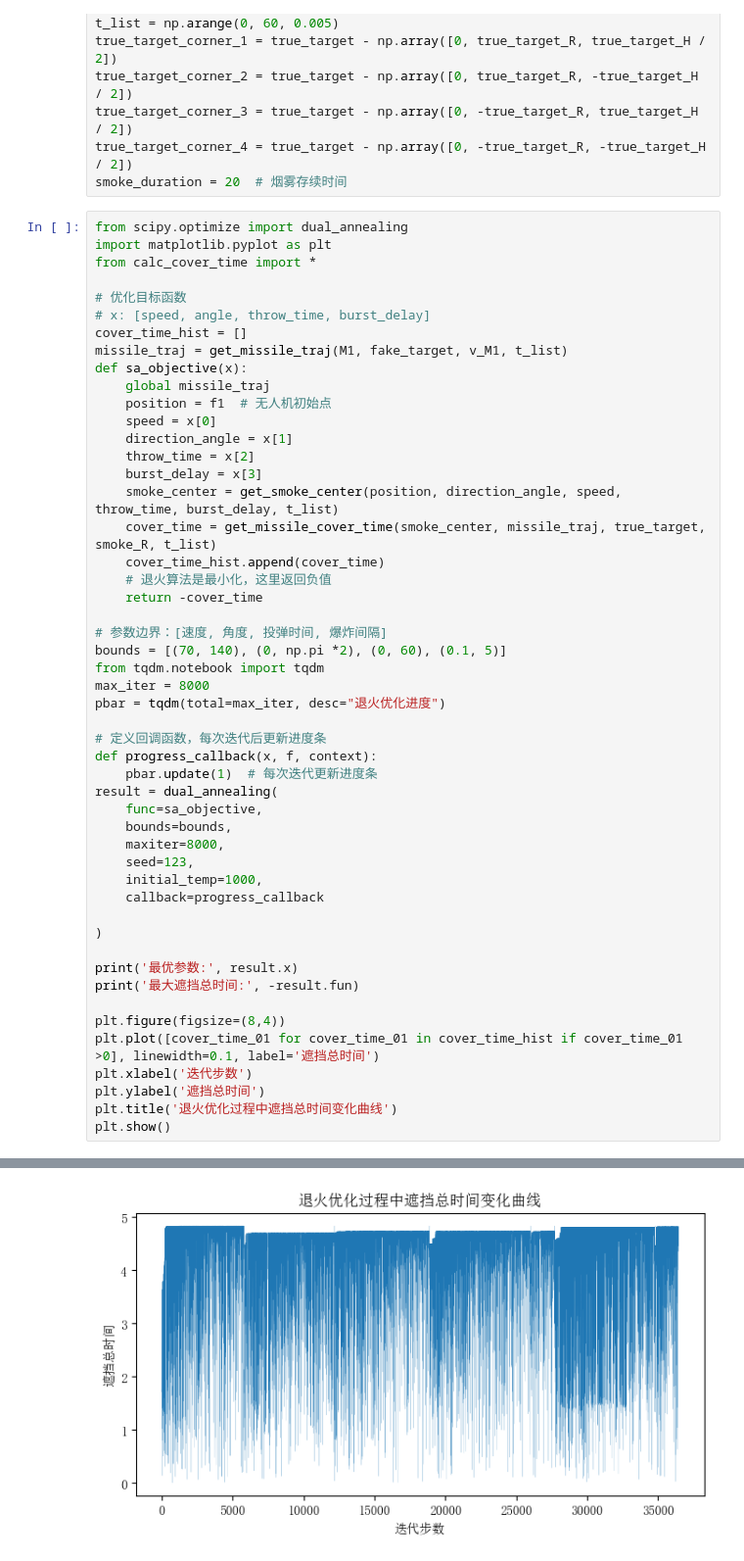
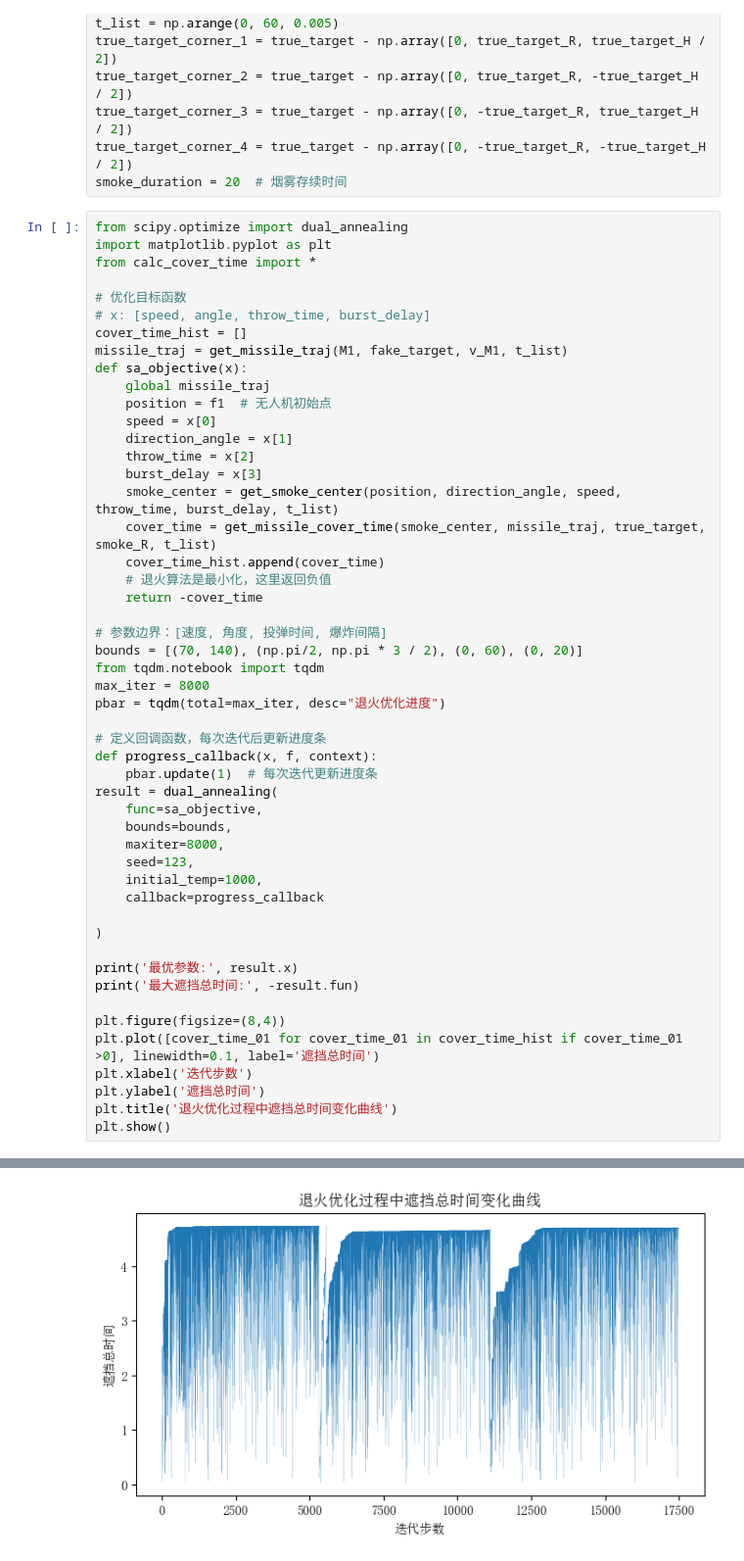
Before and after one commit to lumen183/2025A_practice, a Jupyter notebook: solution02.ipynb, the cells around one changed output, grey strips where cells are left out. Shown: that part at 98% size. Drawn from its saved outputs; the diff is of its cells as text.

```diff
--- a/solution02.ipynb
+++ b/solution02.ipynb
@@ -44,7 +44,7 @@ def sa_objective(x):
     return -cover_time
 
 # 参数边界：[速度, 角度, 投弹时间, 爆炸间隔]
-bounds = [(70, 140), (0, np.pi *2), (0, 60), (0.1, 5)]
+bounds = [(70, 140), (np.pi/2, np.pi * 3 / 2), (0, 60), (0, 20)]
 from tqdm.notebook import tqdm
 max_iter = 8000
 pbar = tqdm(total=max_iter, desc="退火优化进度")
@@ -77,4 +77,4 @@ plt.show()
-[figure, old version]
+[figure, new version]
 # %%
 smoke_center_val = get_smoke_center(f1, result.x[1], result.x[0], result.x[2], result.x[3], t_list)
 get_missile_cover_time(smoke_center_val, missile_traj, true_target, smoke_R, t_list, debug=True)
```
Also changed, not shown: parts of 7 cells of this notebook, 6 other files.
